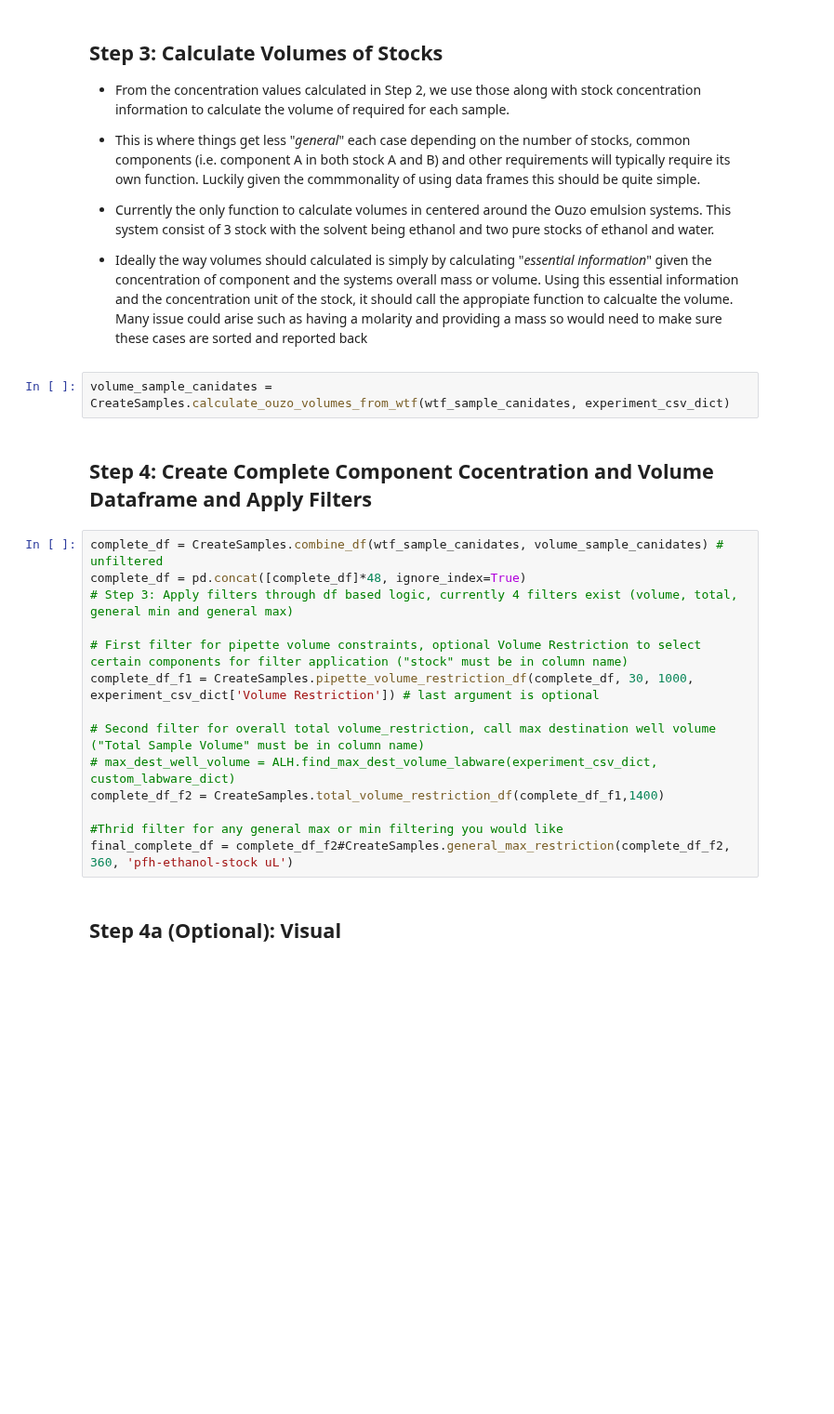
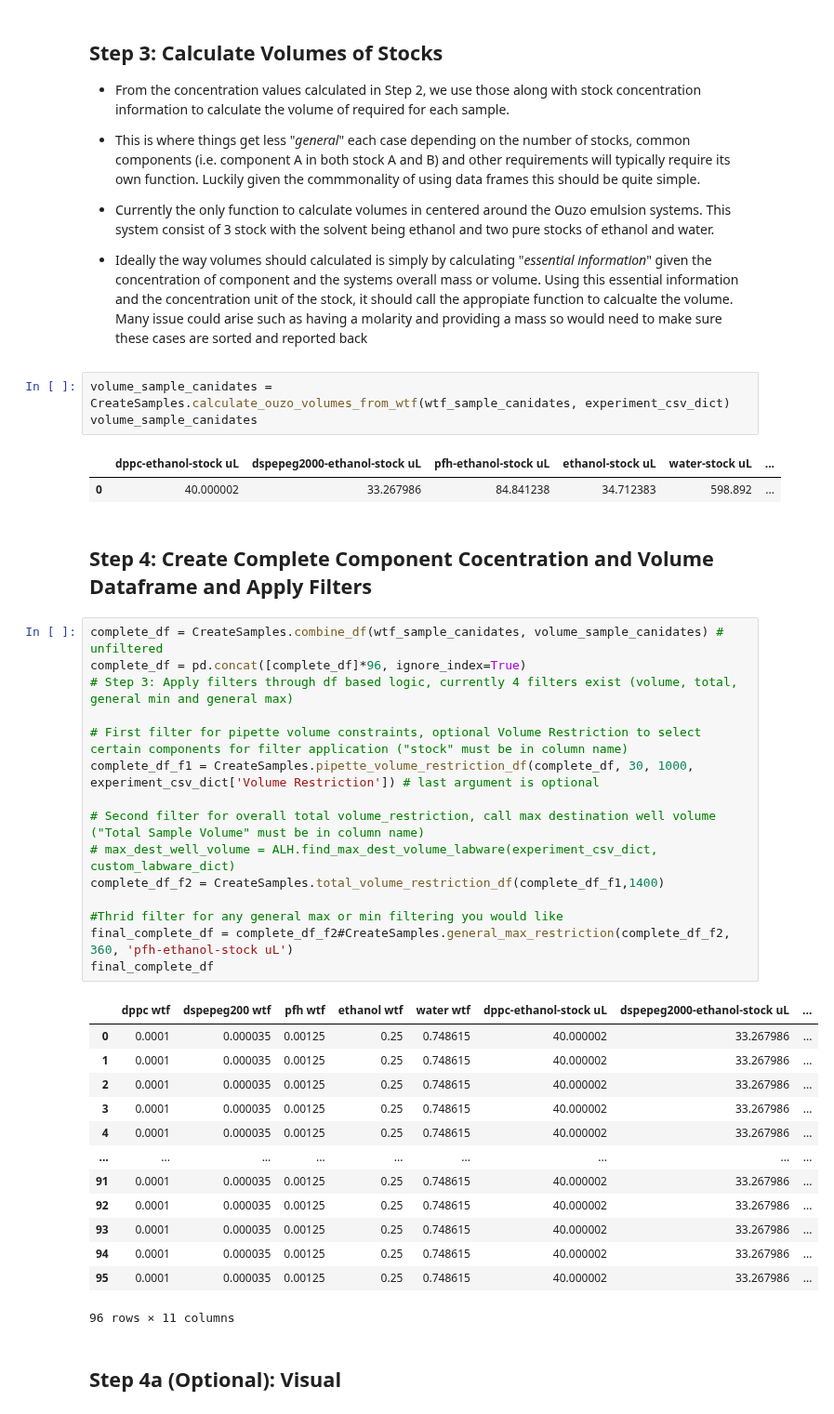
Before and after one commit to pozzo-research-group/OT2-DOE, a Jupyter notebook: Plan and Prepare/Dev_Working_Notebook.ipynb, the cells around one changed output. Shown at 93% size. Cells and saved outputs as stored; diff of their text form; blank space fills up the shorter version.

```diff
--- a/Plan and Prepare/Dev_Working_Notebook.ipynb
+++ b/Plan and Prepare/Dev_Working_Notebook.ipynb
@@ -72,22 +62,41 @@ wtf_sample_canidates = CreateSamples.generate_candidate_lattice_concentrations(e
 * Ideally the way volumes should calculated is simply by calculating "*essential information*" given the concentration of component and the systems overall mass or volume. Using this essential information and the concentration unit of the stock, it should call the appropiate function to calcualte the volume. Many issue could arise such as having a molarity and providing a mass so would need to make sure these cases are sorted and reported back
 # %%
 volume_sample_canidates = CreateSamples.calculate_ouzo_volumes_from_wtf(wtf_sample_canidates, experiment_csv_dict)
+volume_sample_canidates
+# %% [output]
+|  | dppc-ethanol-stock uL | dspepeg2000-ethanol-stock uL | pfh-ethanol-stock uL | ethanol-stock uL | water-stock uL | ... |
+| 0 | 40.000002 | 33.267986 | 84.841238 | 34.712383 | 598.892 | ... |
 # %% [markdown]
 ## Step 4: Create Complete Component Cocentration and Volume Dataframe and Apply Filters
 # %%
 complete_df = CreateSamples.combine_df(wtf_sample_canidates, volume_sample_canidates) # unfiltered
-complete_df = pd.concat([complete_df]*48, ignore_index=True)
+complete_df = pd.concat([complete_df]*96, ignore_index=True)
 # Step 3: Apply filters through df based logic, currently 4 filters exist (volume, total, general min and general max)
 
 # First filter for pipette volume constraints, optional Volume Restriction to select certain components for filter application ("stock" must be in column name)
 complete_df_f1 = CreateSamples.pipette_volume_restriction_df(complete_df, 30, 1000, experiment_csv_dict['Volume Restriction']) # last argument is optional
 
 # Second filter for overall total volume_restriction, call max destination well volume ("Total Sample Volume" must be in column name)
 # max_dest_well_volume = ALH.find_max_dest_volume_labware(experiment_csv_dict, custom_labware_dict)
 complete_df_f2 = CreateSamples.total_volume_restriction_df(complete_df_f1,1400)
 
 #Thrid filter for any general max or min filtering you would like
 final_complete_df = complete_df_f2#CreateSamples.general_max_restriction(complete_df_f2, 360, 'pfh-ethanol-stock uL')
+final_complete_df
+# %% [output]
+|  | dppc wtf | dspepeg200 wtf | pfh wtf | ethanol wtf | water wtf | dppc-ethanol-stock uL | dspepeg2000-ethanol-stock uL | ... |
+| 0 | 0.0001 | 0.000035 | 0.00125 | 0.25 | 0.748615 | 40.000002 | 33.267986 | ... |
+| 1 | 0.0001 | 0.000035 | 0.00125 | 0.25 | 0.748615 | 40.000002 | 33.267986 | ... |
+| 2 | 0.0001 | 0.000035 | 0.00125 | 0.25 | 0.748615 | 40.000002 | 33.267986 | ... |
+| 3 | 0.0001 | 0.000035 | 0.00125 | 0.25 | 0.748615 | 40.000002 | 33.267986 | ... |
+| 4 | 0.0001 | 0.000035 | 0.00125 | 0.25 | 0.748615 | 40.000002 | 33.267986 | ... |
+| ... | ... | ... | ... | ... | ... | ... | ... | ... |
+| 91 | 0.0001 | 0.000035 | 0.00125 | 0.25 | 0.748615 | 40.000002 | 33.267986 | ... |
+| 92 | 0.0001 | 0.000035 | 0.00125 | 0.25 | 0.748615 | 40.000002 | 33.267986 | ... |
+| 93 | 0.0001 | 0.000035 | 0.00125 | 0.25 | 0.748615 | 40.000002 | 33.267986 | ... |
+| 94 | 0.0001 | 0.000035 | 0.00125 | 0.25 | 0.748615 | 40.000002 | 33.267986 | ... |
+| 95 | 0.0001 | 0.000035 | 0.00125 | 0.25 | 0.748615 | 40.000002 | 33.267986 | ... |
+96 rows × 11 columns
 # %% [markdown]
 ## Step 4a (Optional): Visual
 # %%
```
Also changed, not shown: parts of 9 cells of this notebook, 6 other files.
